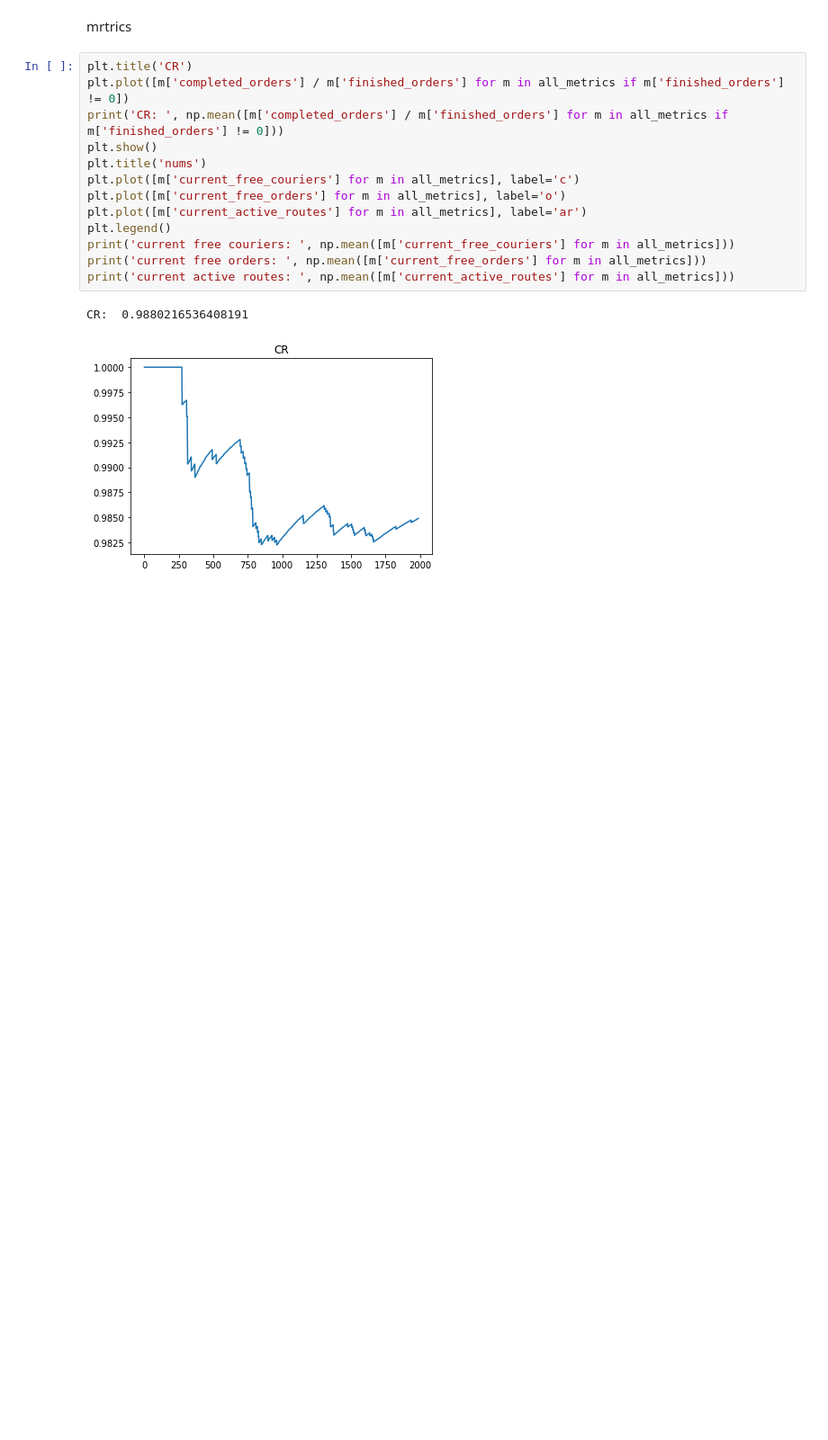
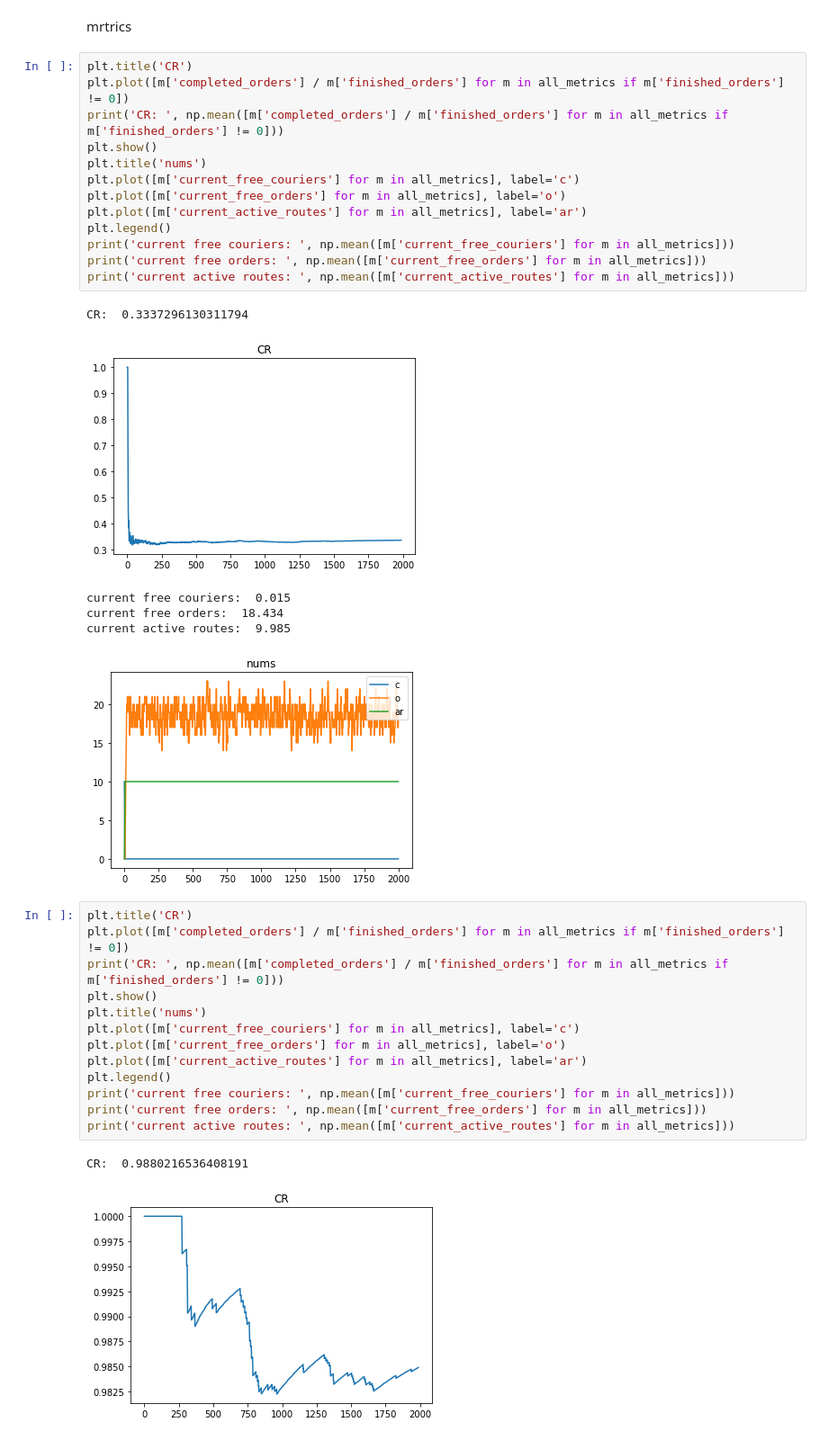
Before and after one commit to limon8884/delivery-RL, a Jupyter notebook: notebook.ipynb, the cells around one changed output. Shown at 90% size. Saved outputs shown, nothing was run; the diff lists cells and outputs as text; blank space fills up the shorter version.

```diff
--- a/notebook.ipynb
+++ b/notebook.ipynb
@@ -73,5 +71,25 @@ fig
 # %% [markdown]
 mrtrics
+# %%
+plt.title('CR')
+plt.plot([m['completed_orders'] / m['finished_orders'] for m in all_metrics if m['finished_orders'] != 0])
+print('CR: ', np.mean([m['completed_orders'] / m['finished_orders'] for m in all_metrics if m['finished_orders'] != 0]))
+plt.show()
+plt.title('nums')
+plt.plot([m['current_free_couriers'] for m in all_metrics], label='c')
+plt.plot([m['current_free_orders'] for m in all_metrics], label='o')
+plt.plot([m['current_active_routes'] for m in all_metrics], label='ar')
+plt.legend()
+print('current free couriers: ', np.mean([m['current_free_couriers'] for m in all_metrics]))
+print('current free orders: ', np.mean([m['current_free_orders'] for m in all_metrics]))
+print('current active routes: ', np.mean([m['current_active_routes'] for m in all_metrics]))
+# %% [output]
+CR:  0.3337296130311794
+[figure, added]
+current free couriers:  0.015
+current free orders:  18.434
+current active routes:  9.985
+[figure, added]
 # %%
 plt.title('CR')
 plt.plot([m['completed_orders'] / m['finished_orders'] for m in all_metrics if m['finished_orders'] != 0])
```
Also changed, not shown: parts of 4 cells of this notebook, 13 other files.
